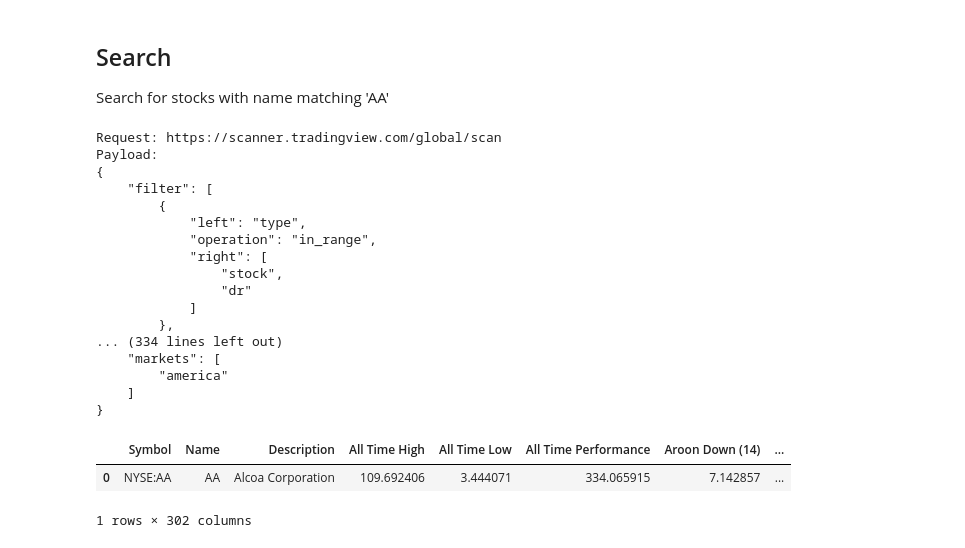
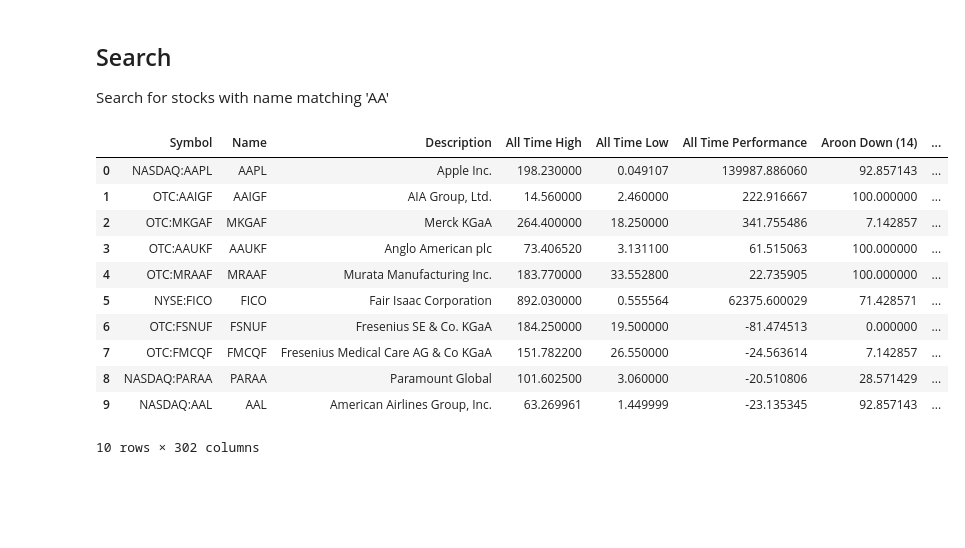
Before and after one commit to houseofai/tvscreener, a Jupyter notebook: notebooks/Stock.ipynb, the cells around one changed output. Drawn from its saved outputs; the diff is of its cells as text; code cells hidden in the pictures; blank space fills up the shorter version.

```diff
--- a/notebooks/Stock.ipynb
+++ b/notebooks/Stock.ipynb
@@ -27,32 +53,24 @@ Search for stocks with name matching 'AA'
 # %%
 ss = tvs.StockScreener()
 
 # Set Common Stock filter
 ss.set_subtypes(SymbolType.COMMON_STOCK)
 
 # Search term
 ss.search('AA')
 
-df = ss.get(print_request=True)
+df = ss.get()
 df.head(10)
 # %% [output]
+|  | Symbol | Name | Description | All Time High | All Time Low | All Time Performance | Aroon Down (14) | ... |
+| 0 | NASDAQ:AAPL | AAPL | Apple Inc. | 198.230000 | 0.049107 | 139987.886060 | 92.857143 | ... |
+| 1 | OTC:AAIGF | AAIGF | AIA Group, Ltd. | 14.560000 | 2.460000 | 222.916667 | 100.000000 | ... |
+| 2 | OTC:MKGAF | MKGAF | Merck KGaA | 264.400000 | 18.250000 | 341.755486 | 7.142857 | ... |
+| 3 | OTC:AAUKF | AAUKF | Anglo American plc | 73.406520 | 3.131100 | 61.515063 | 100.000000 | ... |
+| 4 | OTC:MRAAF | MRAAF | Murata Manufacturing Inc. | 183.770000 | 33.552800 | 22.735905 | 100.000000 | ... |
+| 5 | NYSE:FICO | FICO | Fair Isaac Corporation | 892.030000 | 0.555564 | 62375.600029 | 71.428571 | ... |
+| 6 | OTC:FSNUF | FSNUF | Fresenius SE & Co. KGaA | 184.250000 | 19.500000 | -81.474513 | 0.000000 | ... |
+| 7 | OTC:FMCQF | FMCQF | Fresenius Medical Care AG & Co KGaA | 151.782200 | 26.550000 | -24.563614 | 7.142857 | ... |
+| 8 | NASDAQ:PARAA | PARAA | Paramount Global | 101.602500 | 3.060000 | -20.510806 | 28.571429 | ... |
+| 9 | NASDAQ:AAL | AAL | American Airlines Group, Inc. | 63.269961 | 1.449999 | -23.135345 | 92.857143 | ... |
-Request: https://scanner.tradingview.com/global/scan
-Payload:
-{
-    "filter": [
-        {
-            "left": "type",
-            "operation": "in_range",
-            "right": [
-                "stock",
-                "dr"
-            ]
-        },
-... (334 lines left out)
-    "markets": [
-        "america"
-    ]
-}
+10 rows × 302 columns
-|  | Symbol | Name | Description | All Time High | All Time Low | All Time Performance | Aroon Down (14) | ... |
-| 0 | NYSE:AA | AA | Alcoa Corporation | 109.692406 | 3.444071 | 334.065915 | 7.142857 | ... |
-1 rows × 302 columns
```
Also changed, not shown: parts of 4 cells of this notebook, 2 other files.
